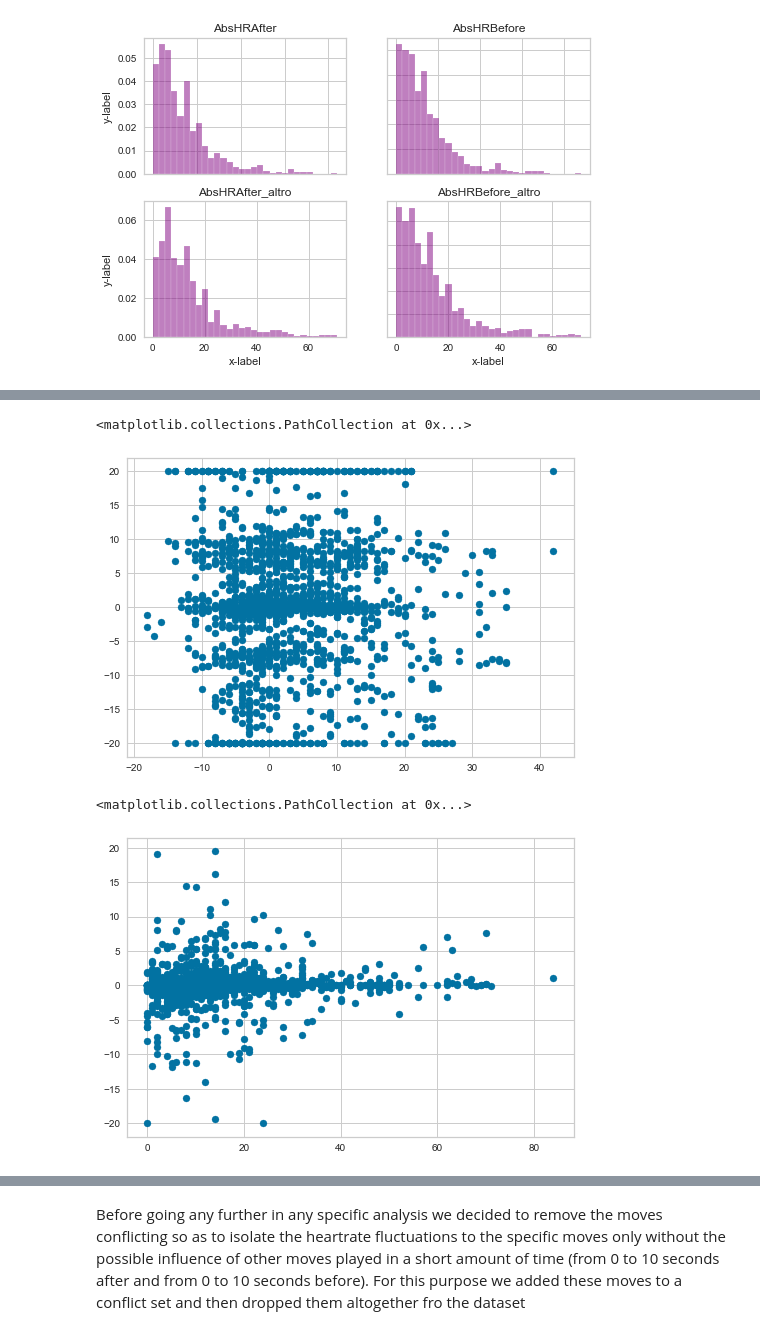
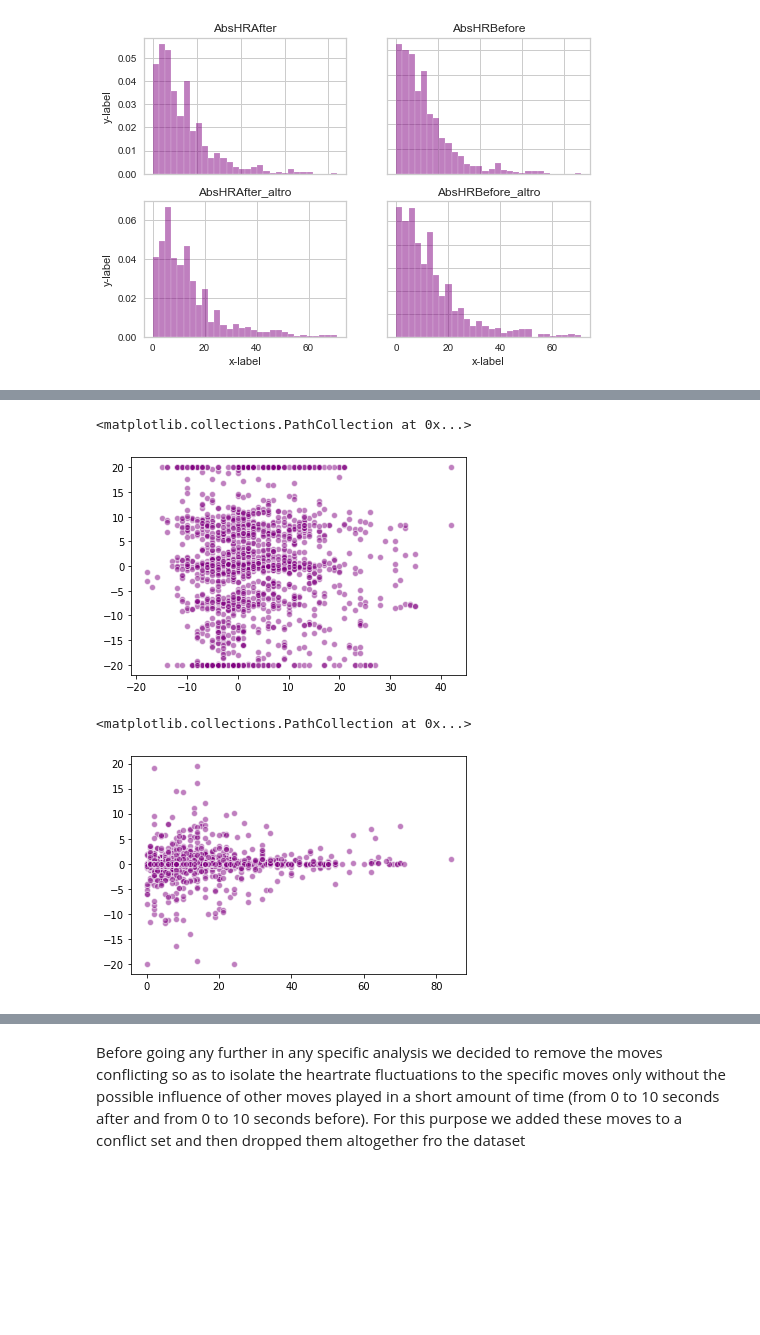
Before and after one commit to tommdim/statistics-101, a Jupyter notebook: project/src/main.ipynb, the cells around one changed output, grey strips where cells are left out. Drawn from its saved outputs; the diff is of its cells as text; code cells hidden in the pictures; blank space fills up the shorter version.

```diff
--- a/project/src/main.ipynb
+++ b/project/src/main.ipynb
@@ -885,13 +885,13 @@ plt.scatter(df["Time"],df["HRDelta"])
 # %%
-plt.scatter(df["HRDelta"], df["Evaluation"])
+plt.scatter(df["HRDelta"], df["Evaluation"], facecolor='purple', edgecolor = 'white', alpha=0.5, label = "TimePerMove")
 # %% [output]
 <matplotlib.collections.PathCollection at 0x...>
-[figure, old version]
+[figure, new version]
 # %%
-plt.scatter(df["AbsHRAfter"], df["DeltaPos"])
+plt.scatter(df["AbsHRAfter"], df["DeltaPos"], facecolor='purple', edgecolor = 'white', alpha=0.5, label = "TimePerMove")
 # %% [output]
 <matplotlib.collections.PathCollection at 0x...>
-[figure, old version]
+[figure, new version]
 # %%
 X = df['HRDelta']
 Y = df['DeltaPos']
```
Also changed, not shown: parts of 24 cells of this notebook.
